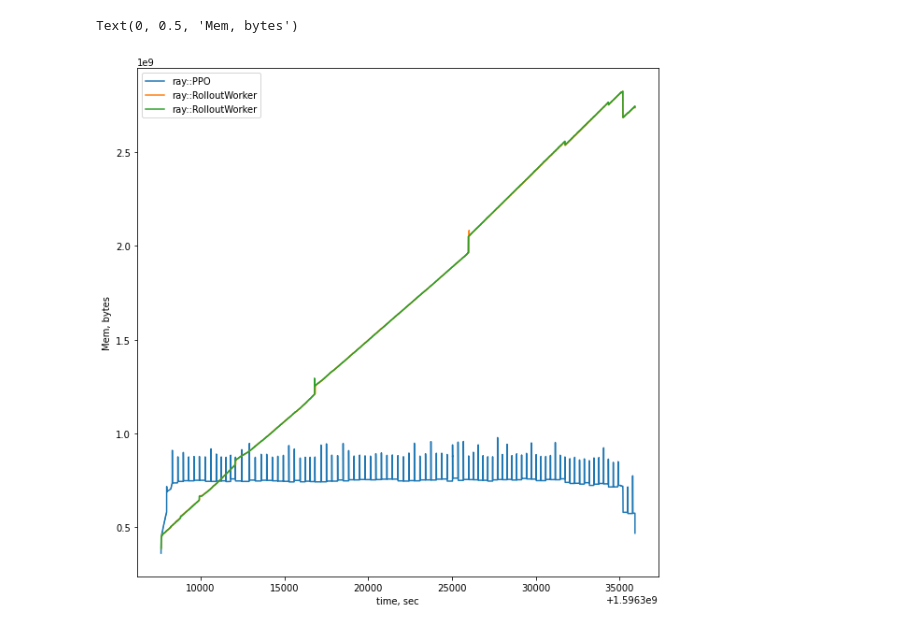
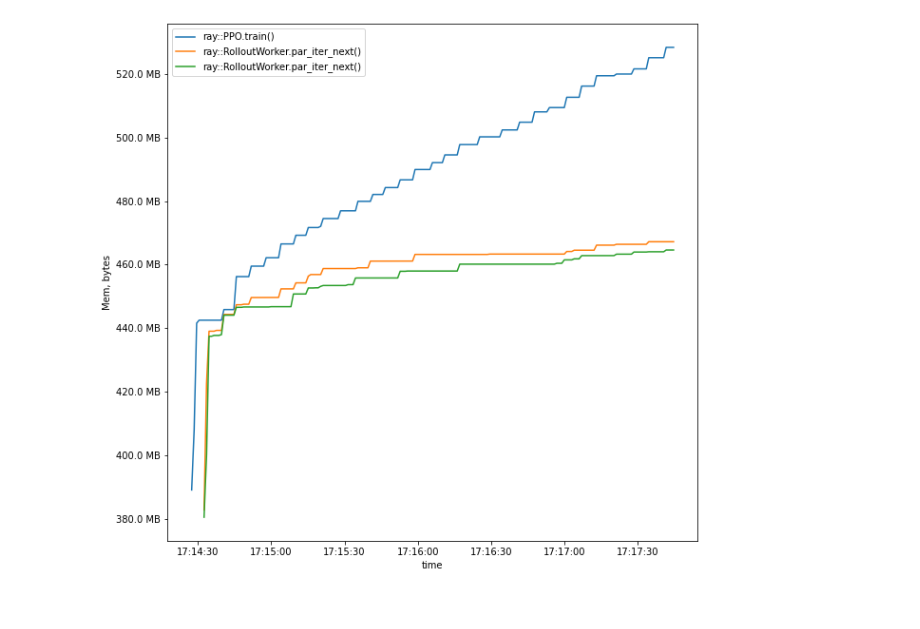
Before and after one commit to HumanCompatibleAI/better-adversarial-defenses, a Jupyter notebook: mem_analyze.ipynb, the cells around one changed output. Saved outputs shown, nothing was run; the diff lists cells and outputs as text; code cells hidden in the pictures.

Commit message:
Add cli memory visualizer

```diff
--- a/mem_analyze.ipynb
+++ b/mem_analyze.ipynb
@@ -5,5 +8,5 @@ from matplotlib import pyplot as plt
 # %%
-f = open('mem_out.txt', 'r').read().splitlines()
+f = open('mem_out_1596381253.txt', 'r').read().splitlines()
 # %%
 # maps pid -> details
 processes = {}
@@ -13,6 +16,7 @@ for line in f:
     for p in line:
         if p['name'] == 'ray::IDLE' or p['name'] == 'raylet': continue
         if not p['name'].startswith('ray'): continue
+        p['timestep'] = datetime.fromtimestamp(p['timestep'])
         p['total_mem'] = p['mem_info']['rss']#np.sum(list(p['mem_info'].values()))
         if p['id'] not in processes:
             processes[p['id']] = []
@@ -22,11 +26,12 @@ names = {pid: p[-1]['name'] for pid, p in processes.items()}
 # %%
 plt.figure(figsize=(10, 10))
 for pid, p in processes.items():
     plt.plot([x['timestep'] for x in processes[pid]],
         [x['mem_info']['rss'] for x in processes[pid]], label=names[pid])
 plt.legend()
-plt.xlabel('time, sec')
+plt.xlabel('time')
 plt.ylabel('Mem, bytes')
+plt.gca().yaxis.set_major_formatter(ticker.FuncFormatter(lambda x, pos: humanize.naturalsize(x)))
+plt.show()
 # %% [output]
-Text(0, 0.5, 'Mem, bytes')
-[figure, old version]
+[figure, new version]
```
Also changed, not shown: parts of 1 cell of this notebook, 1 other file.
